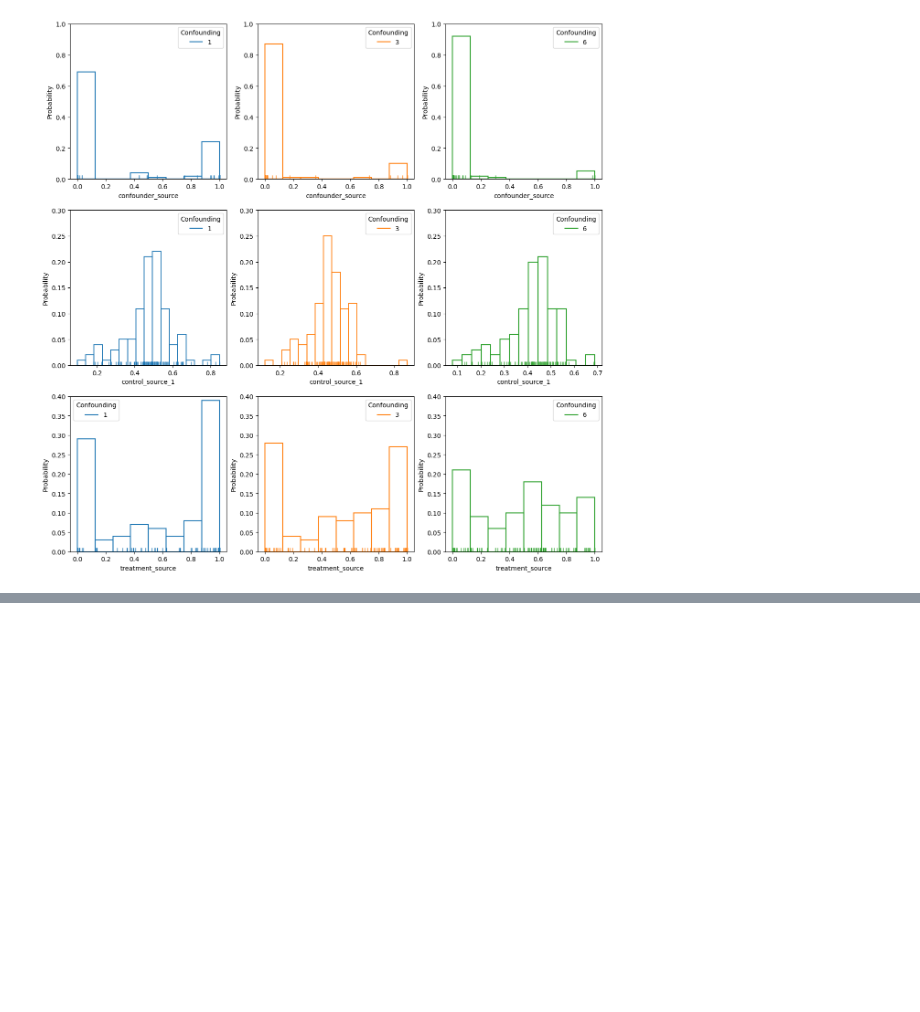
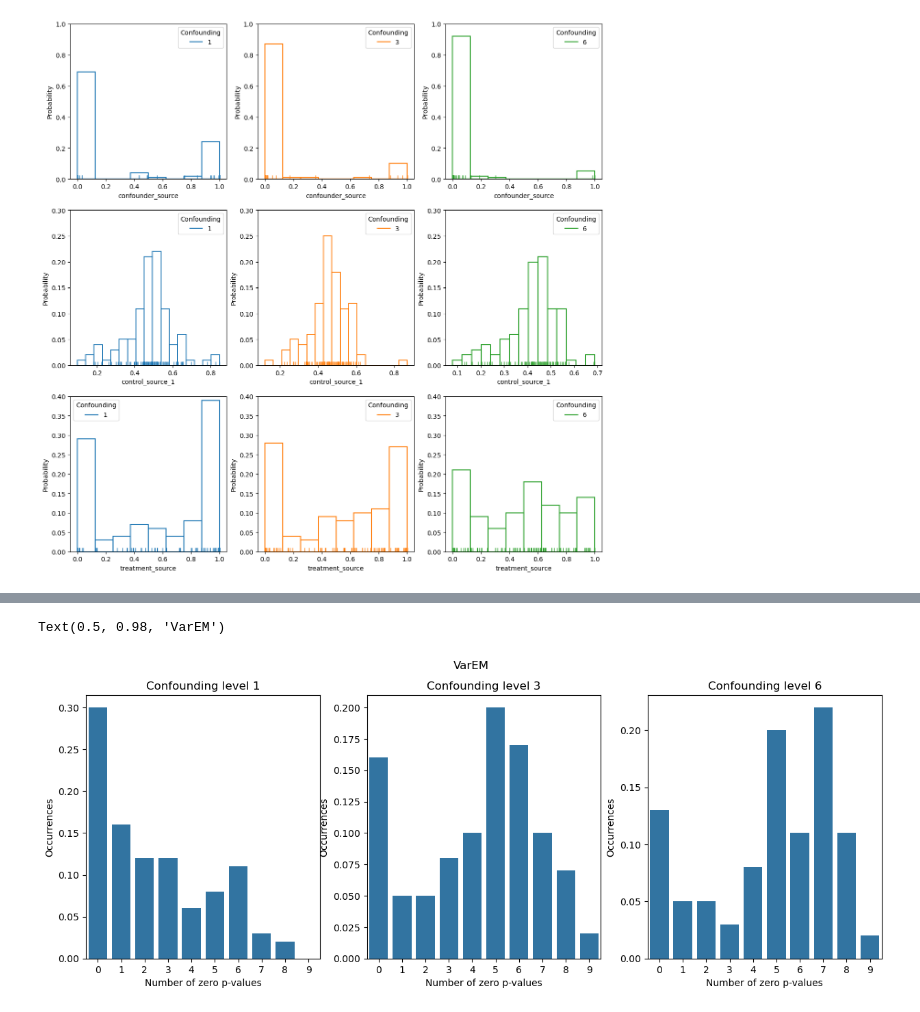
Before and after one commit to malo4300/ICA_IV, a Jupyter notebook: plots_iv_test.ipynb, the cells around one changed output, grey strips where cells are left out. Cells and saved outputs as stored; diff of their text form; code cells hidden in the pictures; blank space fills up the shorter version.

```diff
--- a/plots_iv_test.ipynb
+++ b/plots_iv_test.ipynb
@@ -103,0 +136,11 @@ plt.show()
+# %%
+conf_values = [1,3, 6]
+output = {}
+
+output_df = calculateConfoundingCounts(conf_values, output, "VarEM")
+
+plot_p_counts(conf_values, output_df)
+plt.suptitle("VarEM")
+# %% [output]
+Text(0.5, 0.98, 'VarEM')
+[figure, added]
```
Also changed, not shown: parts of 3 cells of this notebook, 6 other files.
